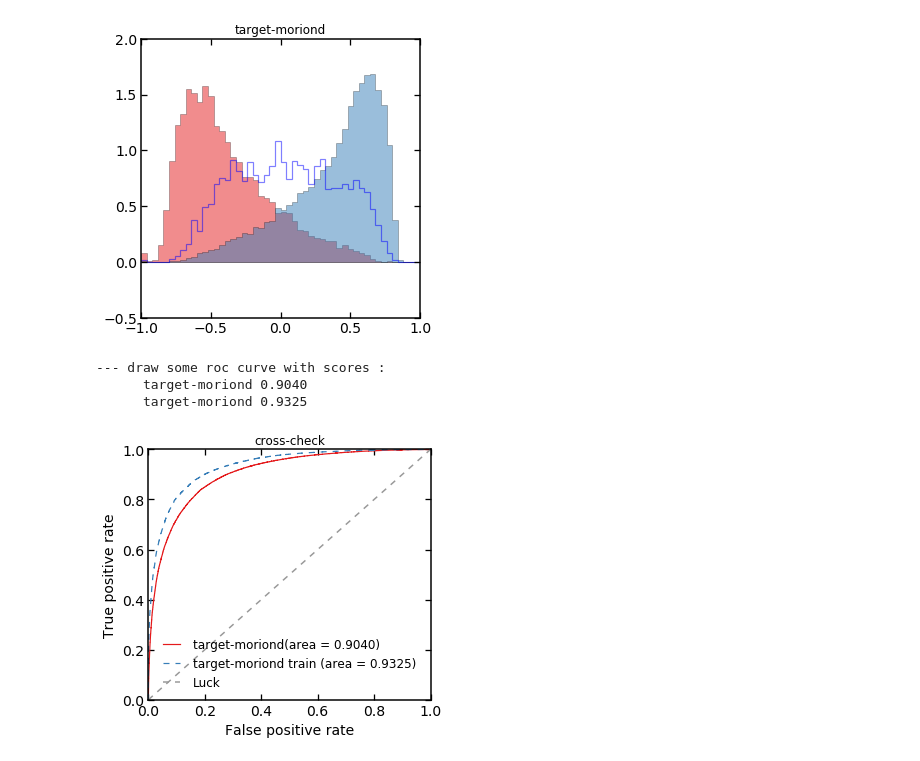
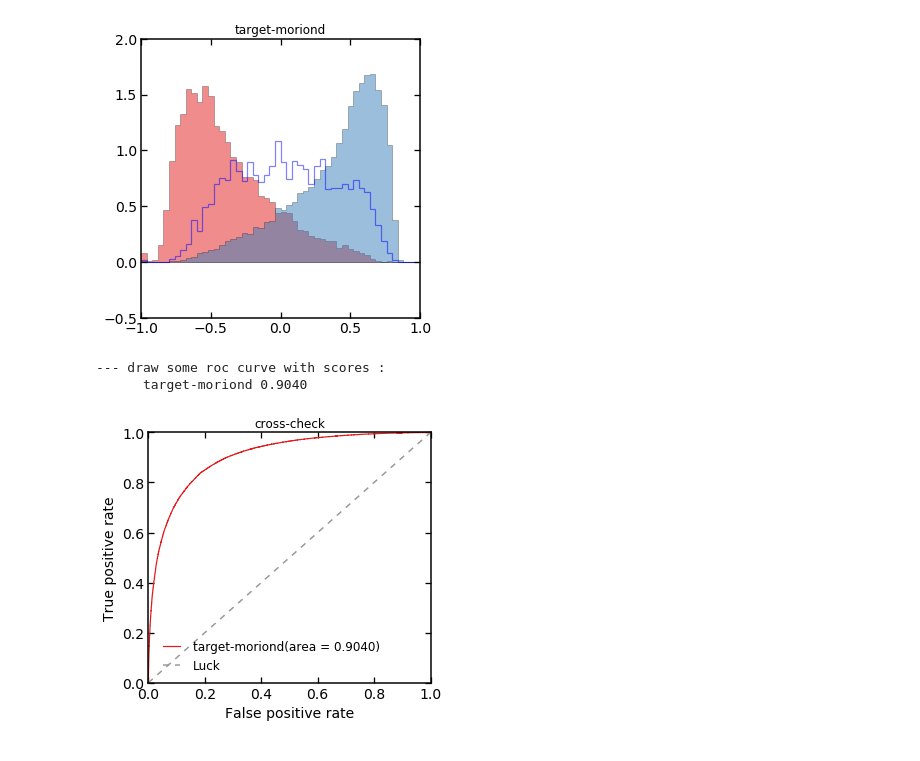
Before and after one commit to sethzenz/vbf-learn, a Jupyter notebook: examples/dijet_MVA_traing.ipynb, the cells around one changed output. Cells and saved outputs as stored; diff of their text form; code cells hidden in the pictures.

```diff
--- a/examples/dijet_MVA_traing.ipynb
+++ b/examples/dijet_MVA_traing.ipynb
@@ -319,9 +319,8 @@ def plot_rocs(rocs = {}, dump=False, range=[[0,1],[0,1]], label='', title='', ro
     plt.savefig('roc_'+label+'.pdf')
     plt.show()
 # %%
-plot_rocs(rocs_valid, rocs_train=rocs, label='cross-check', title = 'cross-check')
+plot_rocs(rocs_valid, label='cross-check', title = 'cross-check')
 # %% [output]
 --- draw some roc curve with scores :
       target-moriond 0.9040
-      target-moriond 0.9325
-[figure, old version]
+[figure, new version]
```
Also changed, not shown: parts of 1 cell of this notebook.
